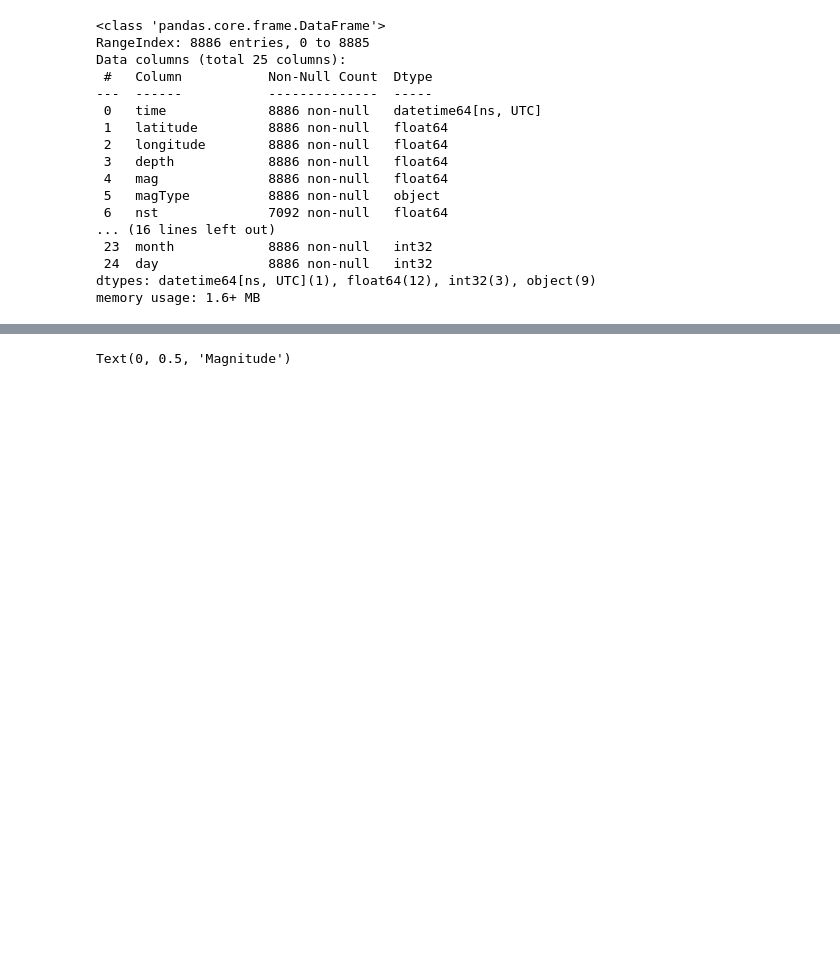
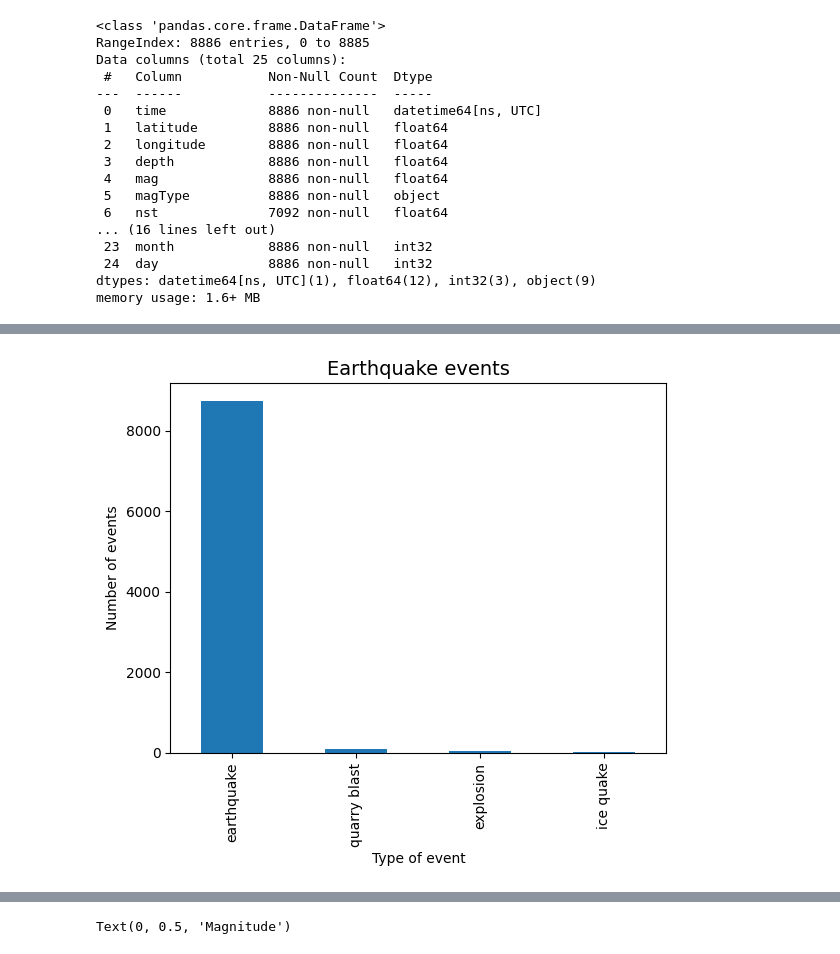
Before and after one commit to Alexandre-Duval/Earthquake-Data-Analysis, a Jupyter notebook: earthquake_analysis.ipynb, the cells around one changed output, grey strips where cells are left out. Saved outputs shown, nothing was run; the diff lists cells and outputs as text; code cells hidden in the pictures; blank space fills up the shorter version.

```diff
--- a/earthquake_analysis.ipynb
+++ b/earthquake_analysis.ipynb
@@ -141,0 +167,8 @@ plt.show()
+# %%
+# Earthquake events
+color_choice = ('orange', 'red', 'blue', 'green')
+plt.title('Earthquake events', fontsize=14)
+df['type'].value_counts().plot(kind='bar', legend=None, ylabel='Number of events', xlabel='Type of event')
+plt.show()
+# %% [output]
+[figure, added]
```
Also changed, not shown: parts of 15 cells of this notebook.
